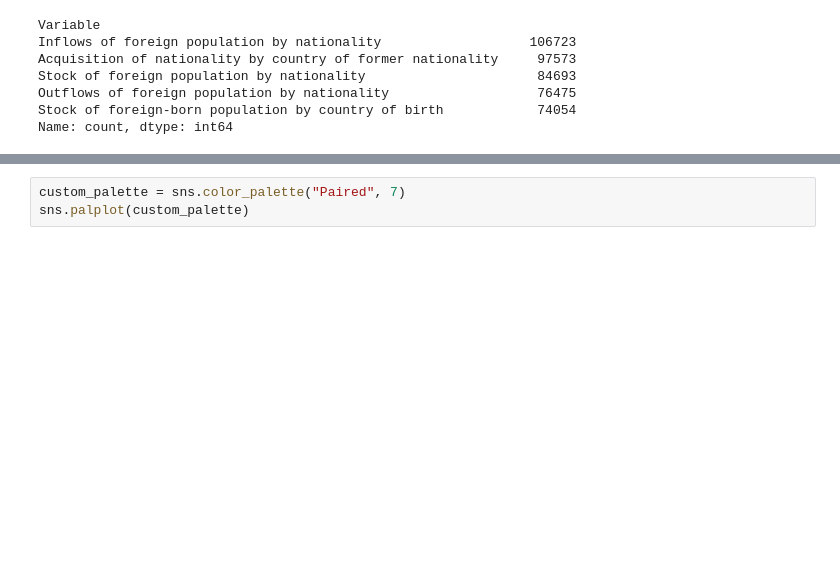
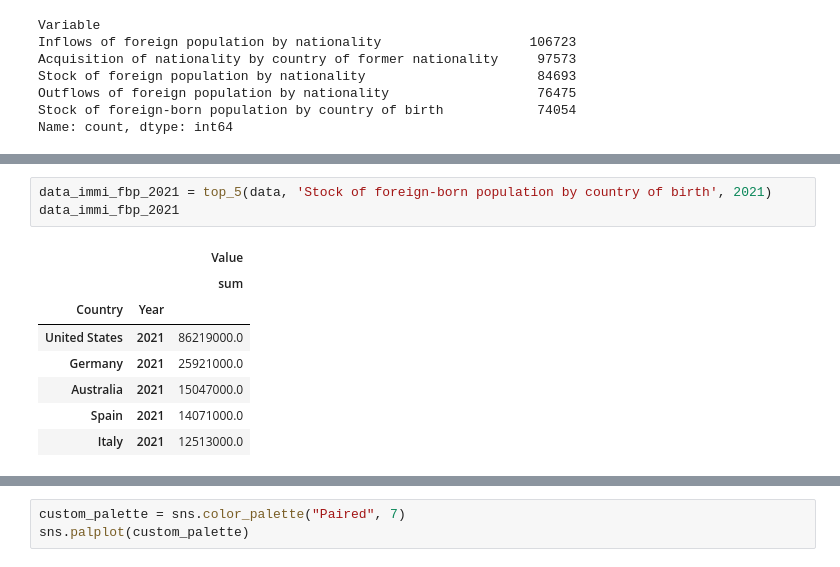
Before and after one commit to sergioabz/mid_project, a Jupyter notebook: notebooks/Analysis_midbootcamp_project.ipynb, the cells around one changed output, grey strips where cells are left out. Drawn from its saved outputs; the diff is of its cells as text; blank space fills up the shorter version.

```diff
--- a/notebooks/Analysis_midbootcamp_project.ipynb
+++ b/notebooks/Analysis_midbootcamp_project.ipynb
@@ -1140,0 +891,12 @@ Index(['Value'], dtype='object')
+# %%
+data_immi_fbp_2021 = top_5(data, 'Stock of foreign-born population by country of birth', 2021)
+data_immi_fbp_2021
+# %% [output]
+|  |  | Value |
+|  |  | sum |
+| Country | Year |  |
+| United States | 2021 | 86219000.0 |
+| Germany | 2021 | 25921000.0 |
+| Australia | 2021 | 15047000.0 |
+| Spain | 2021 | 14071000.0 |
+| Italy | 2021 | 12513000.0 |
```
Also changed, not shown: parts of 125 cells of this notebook.
